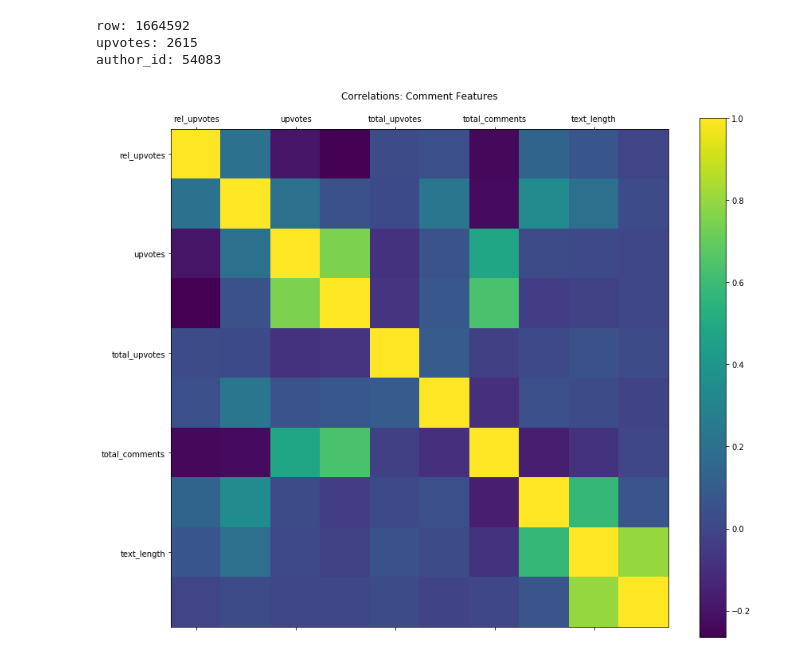
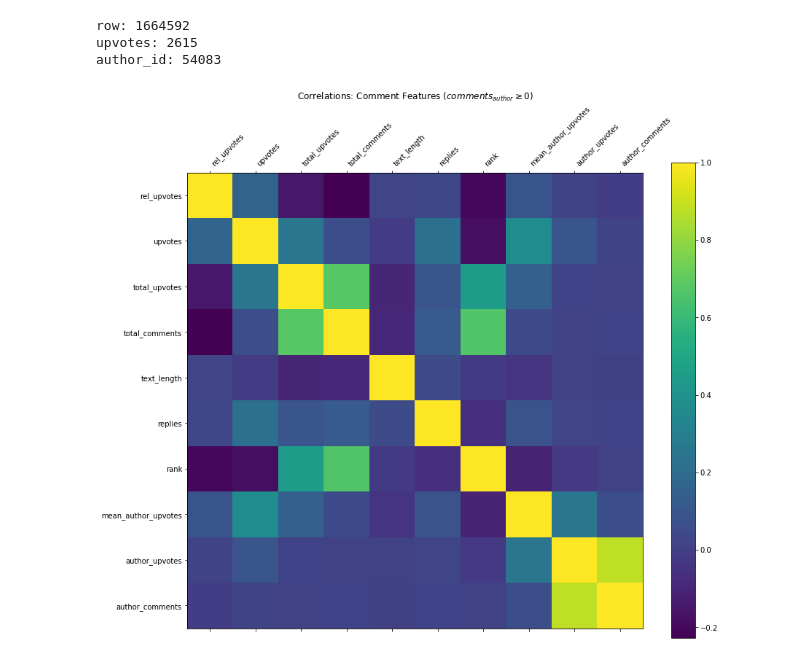
Before and after one commit to Chaoste/guardian-ranking, a Jupyter notebook: analysis/Week 5 - Correlations.ipynb, the cells around one changed output. Cells and saved outputs as stored; diff of their text form; code cells hidden in the pictures.

```diff
--- a/analysis/Week 5 - Correlations.ipynb
+++ b/analysis/Week 5 - Correlations.ipynb
@@ -92,6 +93,7 @@ extracted_features['mean_author_upvotes'] = mean_upvotes_per_author.loc[data_com
 extracted_features['rank'] = data_comments_pol.groupby('article_id')['timestamp'].rank(method='dense').astype(int)
 extracted_features['total_upvotes'] = data_comments_pol.groupby('article_id')['upvotes'].transform('sum')
 extracted_features['total_comments'] = data_comments_pol.groupby('article_id')['upvotes'].transform('count')
+extracted_features['parent_comment_id'] = data_comments_pol['parent_comment_id'].values
 # extracted_features['rel_upvotes'] = extracted_features.apply(lambda row: (row.upvotes / (row.total_upvotes or 1)) * 100, axis=1)
 
 # TODO:
@@ -102,4 +104,10 @@ extracted_features['total_comments'] = data_comments_pol.groupby('article_id')['
 # Grammatik (use pretrained model)
 # TODO: normalize upvotes
 # Ähnlichkeit von Comment and Article (used words from articles wordcloud)
+# %%
+extracted_features['rel_upvotes'] = [
+        (upvotes / (total_upvotes or 1)) * 100
+        for upvotes, total_upvotes
+        in zip(extracted_features['upvotes'], extracted_features['total_upvotes'])
+    ]
 # %%
@@ -117,29 +119,28 @@ extracted_features['total_comments'] = data_comments_pol.groupby('article_id')['
 # 6. Filter mediocre comments. Try to analyse really bad and really good comments
 # %%
 extracted_features_df = pd.DataFrame.from_dict(extracted_features)
-extracted_features_df['rel_upvotes'] = extracted_features_df.apply(lambda row: (row.upvotes / (row.total_upvotes or 1)) * 100, axis=1)
+# extracted_features_df['rel_upvotes'] = extracted_features_df.apply(lambda row: (row.upvotes / (row.total_upvotes or 1)) * 100, axis=1)
 # %%
+author_comments = 0
+
 labels = list(reversed(extracted_features_df.columns))
+labels.remove('parent_comment_id')
+labels.remove('rel_upvotes')
+labels.remove('upvotes')
+labels = ['rel_upvotes', 'upvotes'] + labels
 
 fig, ax = plt.subplots(1, 1, figsize=(14, 12))
-cax = ax.matshow(extracted_features_df[extracted_features_df['author_comments'] > 1000][labels].corr())
+cax = ax.matshow(extracted_features_df[extracted_features_df['author_comments'] > author_comments][labels].corr())
 cbar = fig.colorbar(cax)
-ax.set_xticklabels([''] + labels)
+ax.set_xticklabels([''] + labels, rotation=45, ha='left')
 ax.set_yticklabels([''] + labels)
-ax.set_title('Correlations: Comment Features')
-fig.savefig('comments_from_1000er_authors.pdf')
-fig.savefig('comments_from_1000er_authors.png')
-# upvotes
-# replies
-# text_length
-# author_upvotes
-# author_comments
-# mean_author_upvotes
-# rank
-# total_upvotes
-# total_comments
+ax.xaxis.set_major_locator(ticker.MultipleLocator(1))
+ax.yaxis.set_major_locator(ticker.MultipleLocator(1))
+ax.set_title(rf'Correlations: Comment Features ($comments_{{author}} \geq {author_comments}$)', y=1.15)
+fig.savefig(f'correlations-{author_comments}.pdf')
+# fig.savefig('comments_from_1000er_authors.png')
 # %% [output]
-[figure, old version]
+[figure, new version]
 # %%
 # class for top 10 comments (not equal distributed classes)
 # classweights for loss functions (weights per class)
```
Also changed, not shown: parts of 6 cells of this notebook, 8 other files.
